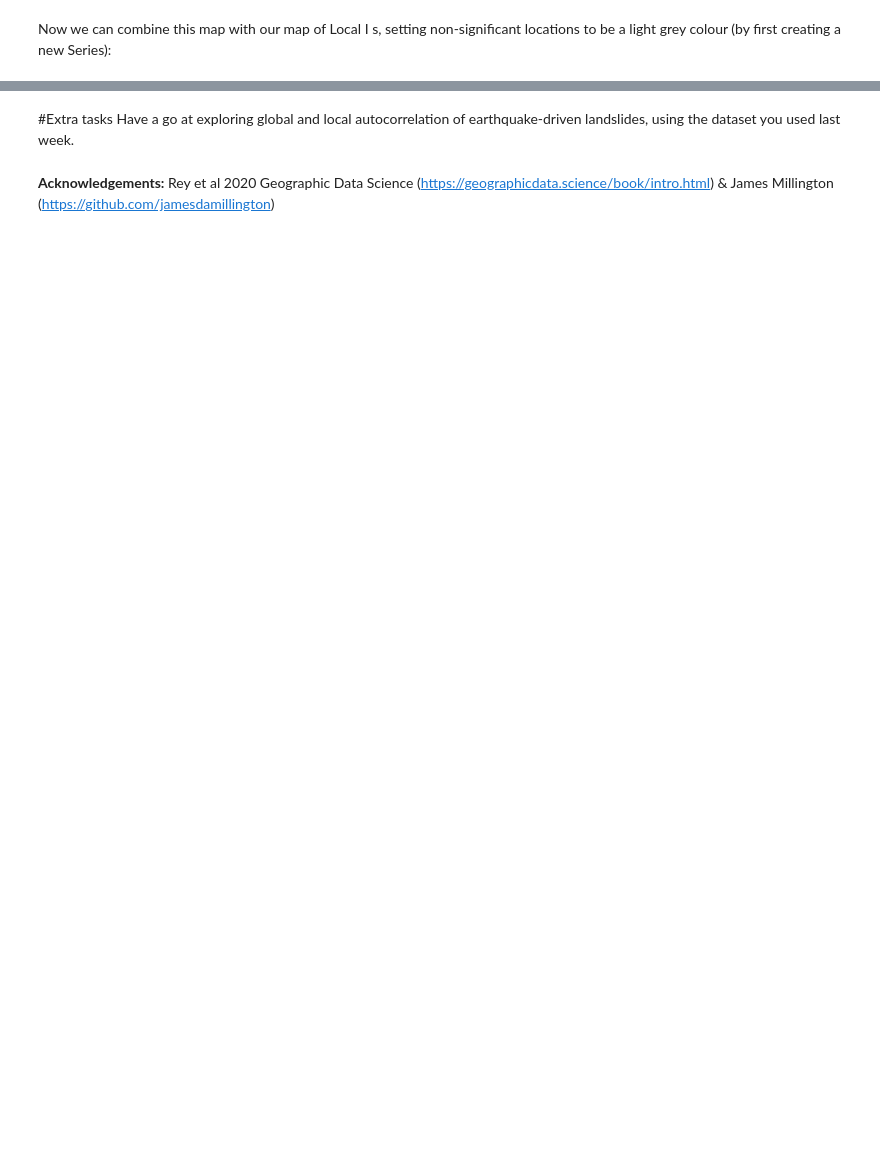
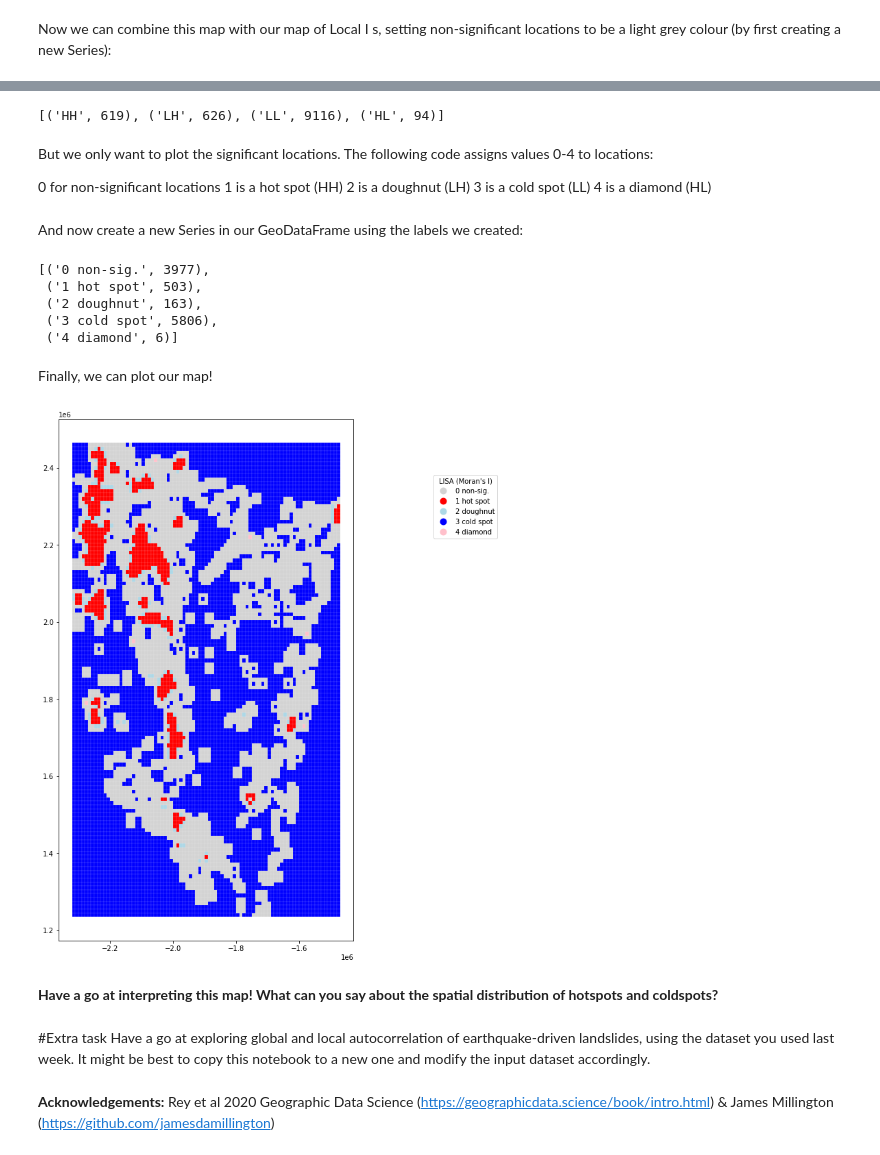
Before and after one commit to laura-turnbull-lloyd/STDH_teaching, a Jupyter notebook: Lecture5_spatial_autocorrelation.ipynb, the cells around one changed output, grey strips where cells are left out. Cells and saved outputs as stored; diff of their text form; code cells hidden in the pictures; blank space fills up the shorter version.

```diff
--- a/Lecture5_spatial_autocorrelation.ipynb
+++ b/Lecture5_spatial_autocorrelation.ipynb
@@ -628,5 +629,53 @@ plt.show()
+# %%
+dissolve_merged['qlabels'] = labels
+[(qlabel, (dissolve_merged['qlabels']==qlabel).sum()) for qlabel in qlabels]
+# %% [output]
+[('HH', 619), ('LH', 626), ('LL', 9116), ('HL', 94)]
+# %% [markdown]
+But we only want to plot the significant locations. The following code assigns values 0-4 to locations:
+
+0 for non-significant locations
+1 is a hot spot (HH)
+2 is a doughnut (LH)
+3 is a cold spot (LL)
+4 is a diamond (HL)
+# %%
+hotspot = 1 * (sig * lisa.q==1)
+coldspot = 3 * (sig * lisa.q==3)
+doughnut = 2 * (sig * lisa.q==2)
+diamond = 4 * (sig * lisa.q==4)
+spots = hotspot + coldspot + doughnut + diamond
+spot_labels = [ '0 non-sig.', '1 hot spot', '2 doughnut', '3 cold spot', '4 diamond']
+labels = [spot_labels[i] for i in spots]
+# %% [markdown]
+And now create a new Series in our GeoDataFrame using the labels we created:
+# %%
+dissolve_merged['slabels'] = labels
+[(spot_label, (dissolve_merged['slabels']==spot_label).sum()) for spot_label in spot_labels]
+# %% [output]
+[('0 non-sig.', 3977),
+ ('1 hot spot', 503),
+ ('2 doughnut', 163),
+ ('3 cold spot', 5806),
+ ('4 diamond', 6)]
+# %% [markdown]
+Finally, we can plot our map!
+# %%
+fig, ax = plt.subplots(1, figsize=(14,14))
+
+sigcolors = colors.ListedColormap([ 'lightgrey', 'red', 'lightblue', 'blue', 'pink'])
+
+dissolve_merged.plot(column='slabels', categorical=True,
+         k=2, cmap=sigcolors, linewidth=0.1, edgecolor='white',
+         legend=True, legend_kwds={"title":"LISA (Moran's I)",'bbox_to_anchor': (1.5, 0.9)},
+         ax=ax)
+plt.show()
+# %% [output]
+[figure, added]
+# %% [markdown]
+**Have a go at interpreting this map! What can you say about the spatial distribution of hotspots and coldspots?**
 # %% [markdown]
-#Extra tasks
-Have a go at exploring global and local autocorrelation of earthquake-driven landslides, using the dataset you used last week.
+#Extra task
+Have a go at exploring global and local autocorrelation of earthquake-driven landslides, using the dataset you used last week. It might be best to copy this notebook to a new one and modify the input dataset accordingly.
 # %% [markdown]
 **Acknowledgements:** Rey et al 2020 Geographic Data Science (https://geographicdata.science/book/intro.html) & James Millington (https://github.com/jamesdamillington)
```
Also changed, not shown: parts of 49 cells of this notebook.
